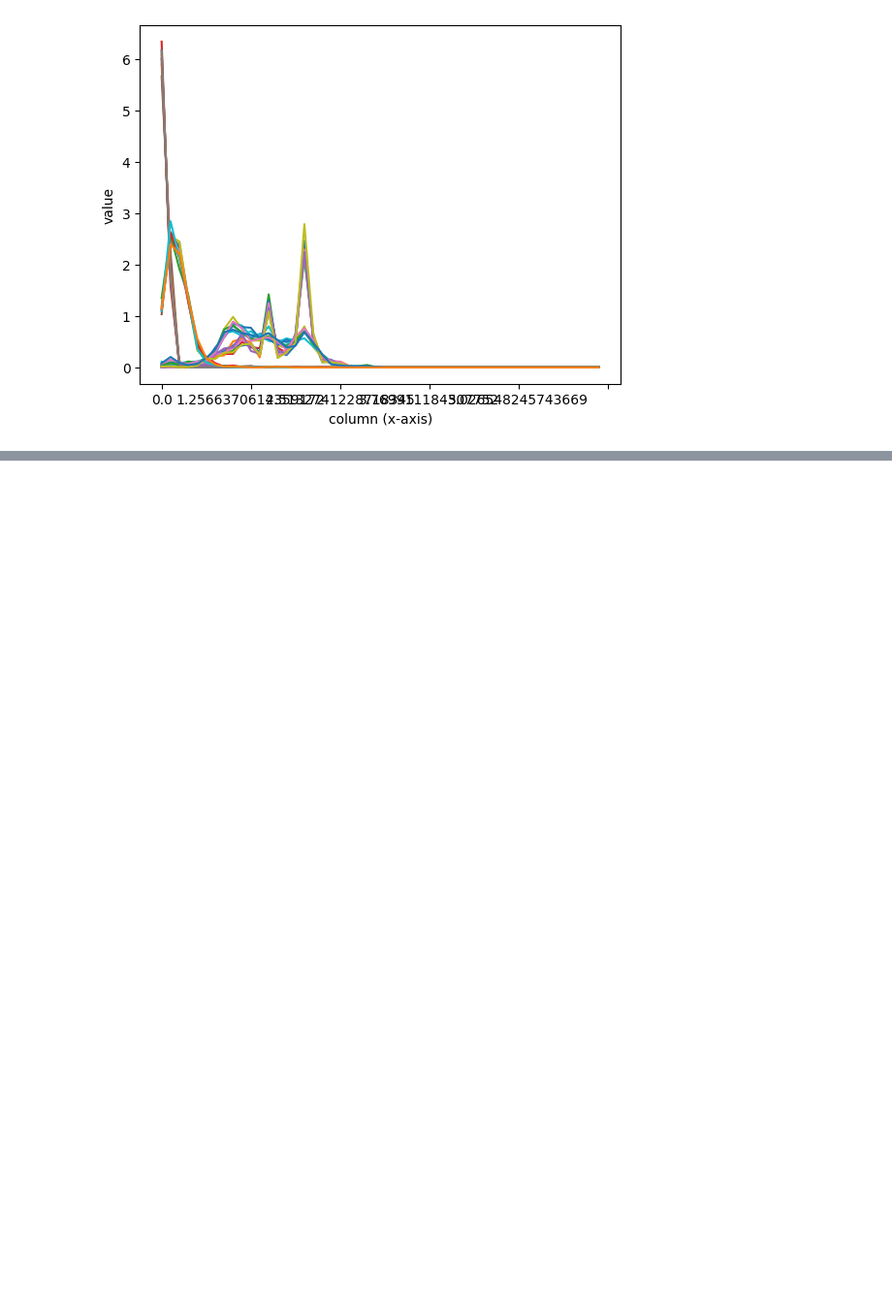
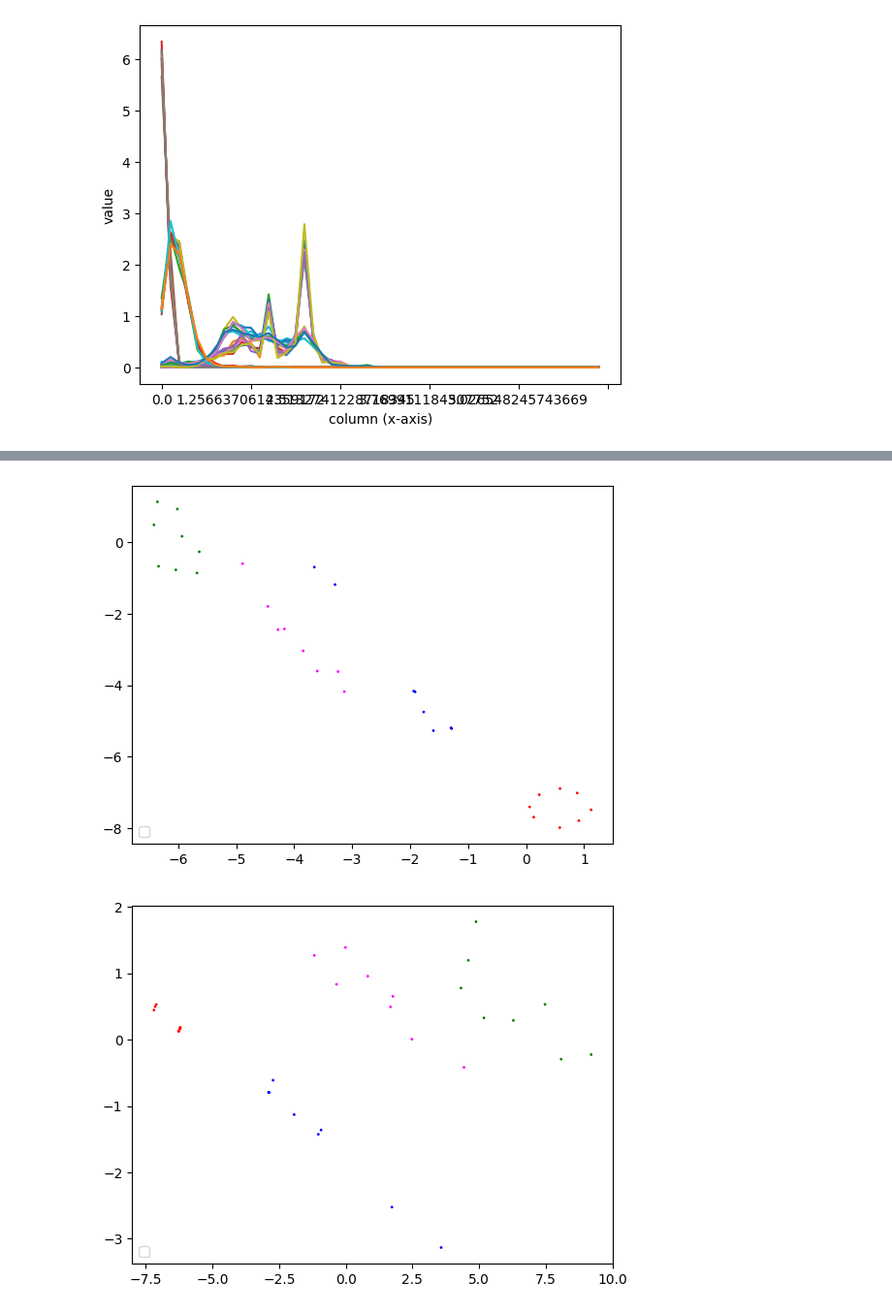
Before and after one commit to OljaOctagon/MagneticParticles, a Jupyter notebook: rigid_magnetic/orientation_classificiation.ipynb, the cells around one changed output, grey strips where cells are left out. Shown at 97% size. Cells and saved outputs as stored; diff of their text form; code cells hidden in the pictures; blank space fills up the shorter version.

```diff
--- a/rigid_magnetic/orientation_classificiation.ipynb
+++ b/rigid_magnetic/orientation_classificiation.ipynb
@@ -94,0 +173,29 @@ df_all
+# %%
+from sklearn.manifold  import TSNE
+from sklearn.utils import shuffle
+df_all = df_all.fillna(0)
+X= df_all.iloc[:,3:].values
+labels = df_all["lambda"] + df_all["shift"].values
+
+
+X, labels = shuffle(X,labels,random_state=0)
+
+embedding = TSNE(n_components=2, learning_rate='auto', init='random', perplexity=12, n_jobs=8).fit_transform(X)
+import matplotlib.pyplot as plt
+
+color_dict = { 100.4:'red', 10.4: 'blue', 100 : 'magenta', 10 :'green'}
+plt.scatter( embedding[:,0], embedding[:,1], color=[ color_dict[i] for i in labels ], s=1)
+plt.legend(loc="lower left")
+plt.show()
+
+fig,ax = plt.subplots()
+from sklearn.decomposition import PCA
+pca = PCA(n_components=2)
+X_pca = pca.fit_transform(X)
+color_dict = { 100.4:'red', 10.4: 'blue', 100 : 'magenta', 10 :'green'}
+plt.scatter( X_pca[:,0], X_pca[:,1], color=[ color_dict[i] for i in labels ], s=1)
+plt.legend(loc="lower left")
+plt.show()
+# %% [output]
+[figure, added]
+[figure, added]
```
Also changed, not shown: parts of 10 cells of this notebook.
